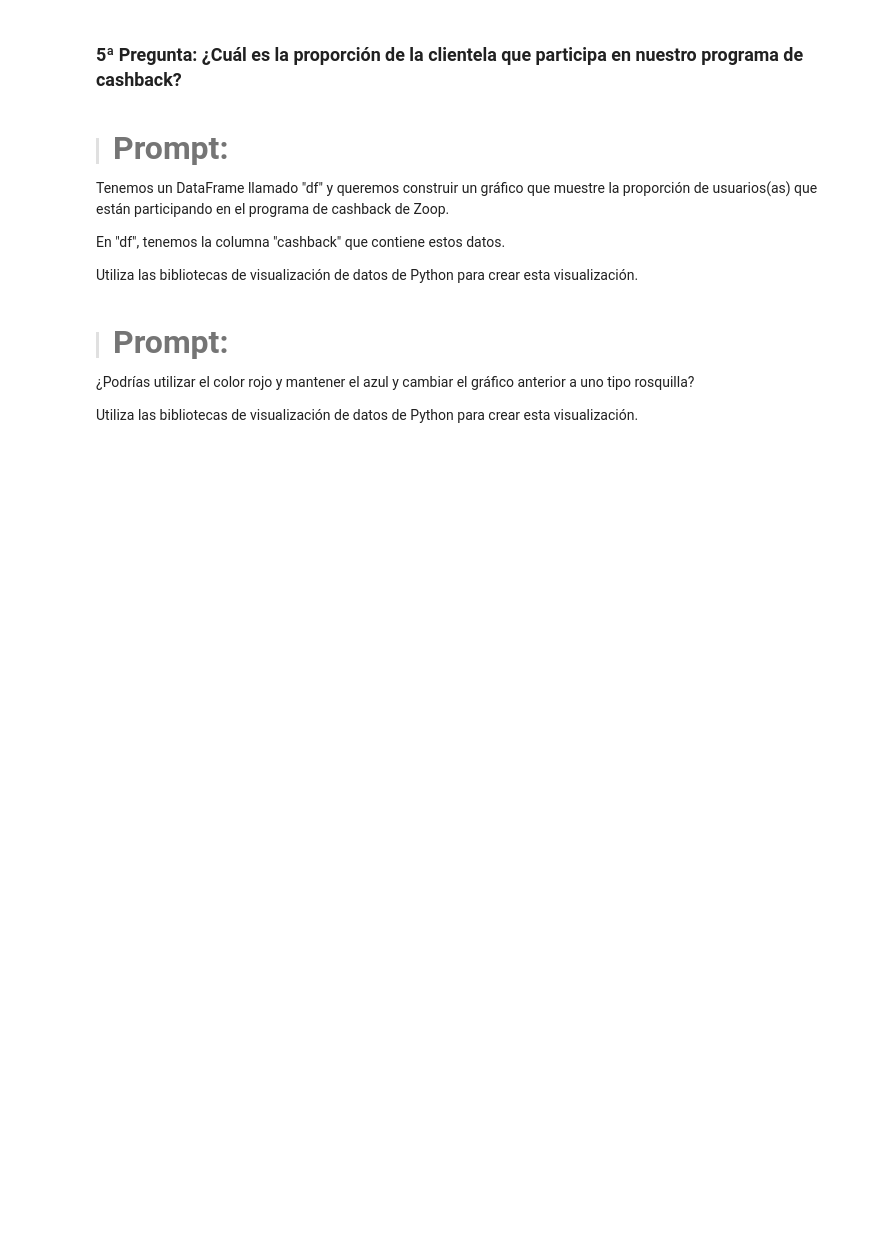
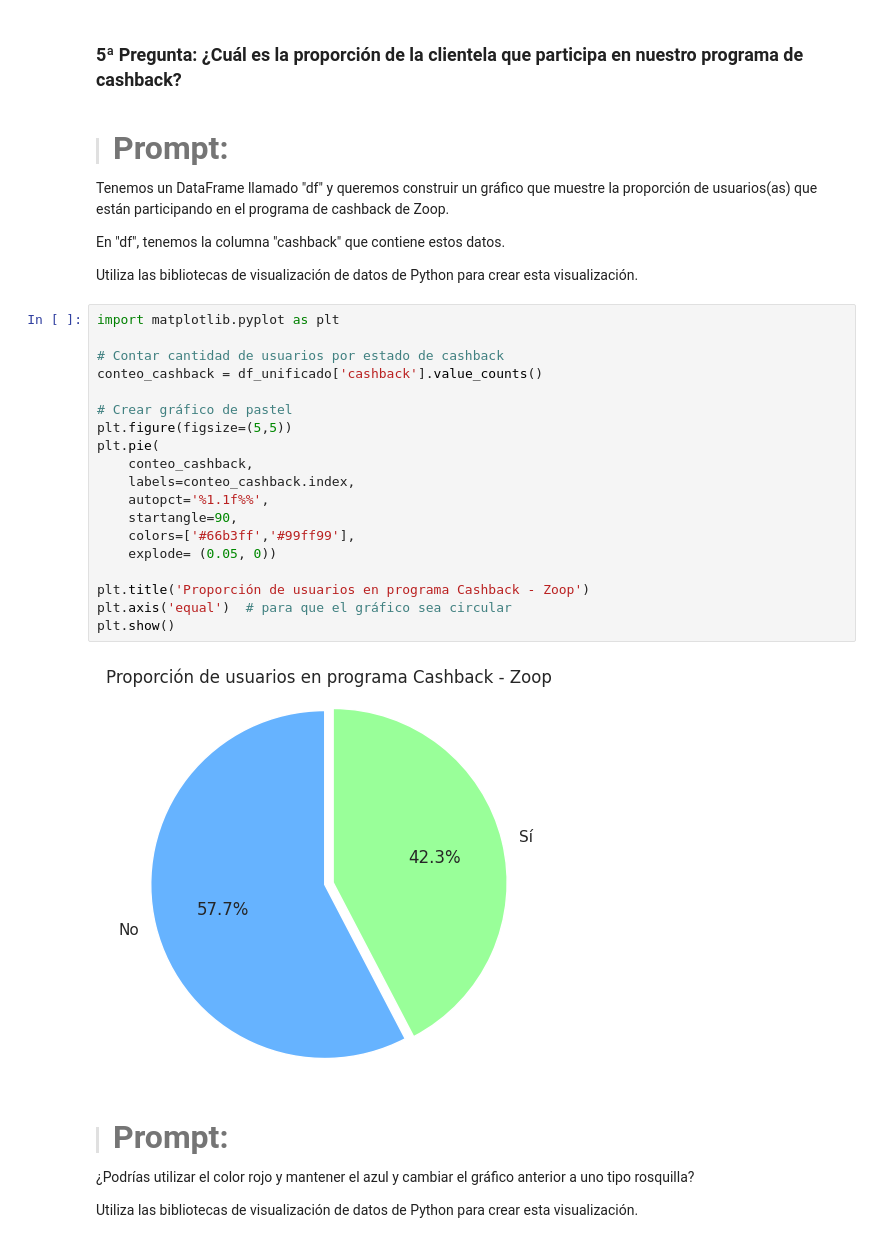
Before and after one commit to Nataliahfk/IA_aplicada_a_ciencia_de_datos, a Jupyter notebook: IA_aplicada_a_ciencia_de_datos.ipynb, the cells around one changed output. Drawn from its saved outputs; the diff is of its cells as text; blank space fills up the shorter version.

```diff
--- a/IA_aplicada_a_ciencia_de_datos.ipynb
+++ b/IA_aplicada_a_ciencia_de_datos.ipynb
@@ -1234,6 +1247,27 @@ Tenemos un DataFrame llamado "df" y queremos construir un gráfico que muestre l
 En "df", tenemos la columna "cashback" que contiene estos datos.
 
 Utiliza las bibliotecas de visualización de datos de Python para crear esta visualización.
+# %%
+import matplotlib.pyplot as plt
+
+# Contar cantidad de usuarios por estado de cashback
+conteo_cashback = df_unificado['cashback'].value_counts()
+
+# Crear gráfico de pastel
+plt.figure(figsize=(5,5))
+plt.pie(
+    conteo_cashback,
+    labels=conteo_cashback.index,
+    autopct='%1.1f%%',
+    startangle=90,
+    colors=['#66b3ff','#99ff99'],
+    explode= (0.05, 0))
+
+plt.title('Proporción de usuarios en programa Cashback - Zoop')
+plt.axis('equal')  # para que el gráfico sea circular
+plt.show()
+# %% [output]
+[figure, added]
 # %% [markdown]
 > #### <strong><font color="7b71ff" size =6>Prompt:</font></strong>
 
```
Also changed, not shown: parts of 6 cells of this notebook.
